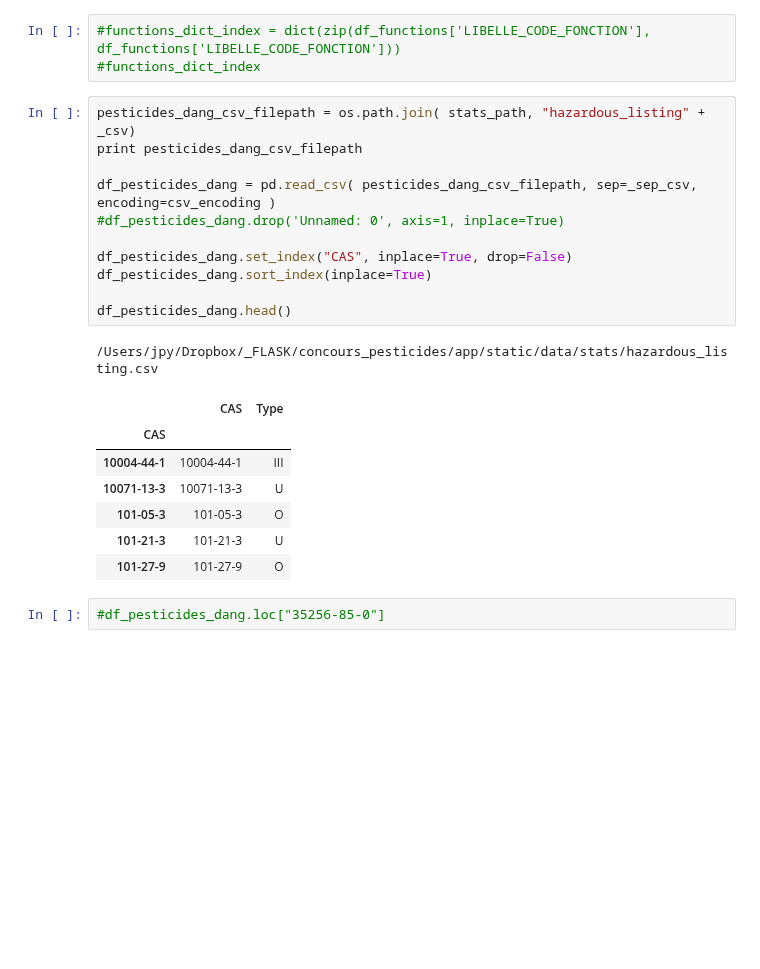
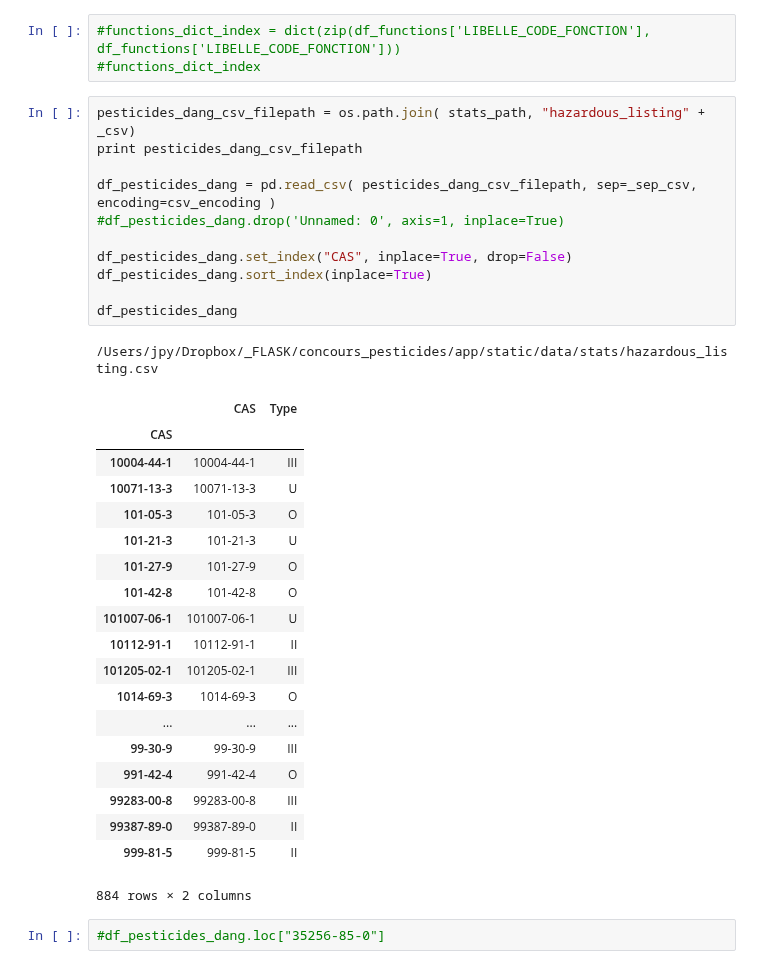
Before and after one commit to JulienParis/hydroviz, a Jupyter notebook: pesticides_analysis_03.ipynb, the cells around one changed output. Saved outputs shown, nothing was run; the diff lists cells and outputs as text; blank space fills up the shorter version.

```diff
--- a/pesticides_analysis_03.ipynb
+++ b/pesticides_analysis_03.ipynb
@@ -375,23 +375,35 @@ df_functions #["A"]
 # %%
 pesticides_dang_csv_filepath = os.path.join( stats_path, "hazardous_listing" + _csv)
 print pesticides_dang_csv_filepath
 
 df_pesticides_dang = pd.read_csv( pesticides_dang_csv_filepath, sep=_sep_csv, encoding=csv_encoding )
 #df_pesticides_dang.drop('Unnamed: 0', axis=1, inplace=True)
 
 df_pesticides_dang.set_index("CAS", inplace=True, drop=False)
 df_pesticides_dang.sort_index(inplace=True)
 
-df_pesticides_dang.head()
+df_pesticides_dang
 # %% [output]
 /Users/jpy/Dropbox/_FLASK/concours_pesticides/app/static/data/stats/hazardous_listing.csv
 |  | CAS | Type |
 | CAS |  |  |
 | 10004-44-1 | 10004-44-1 | III |
 | 10071-13-3 | 10071-13-3 | U |
 | 101-05-3 | 101-05-3 | O |
 | 101-21-3 | 101-21-3 | U |
 | 101-27-9 | 101-27-9 | O |
+| 101-42-8 | 101-42-8 | O |
+| 101007-06-1 | 101007-06-1 | U |
+| 10112-91-1 | 10112-91-1 | II |
+| 101205-02-1 | 101205-02-1 | III |
+| 1014-69-3 | 1014-69-3 | O |
+| ... | ... | ... |
+| 99-30-9 | 99-30-9 | III |
+| 991-42-4 | 991-42-4 | O |
+| 99283-00-8 | 99283-00-8 | III |
+| 99387-89-0 | 99387-89-0 | II |
+| 999-81-5 | 999-81-5 | II |
+884 rows × 2 columns
 # %%
 #df_pesticides_dang.loc["35256-85-0"]
 # %%
```
Also changed, not shown: parts of 2 cells of this notebook, 8 other files.
